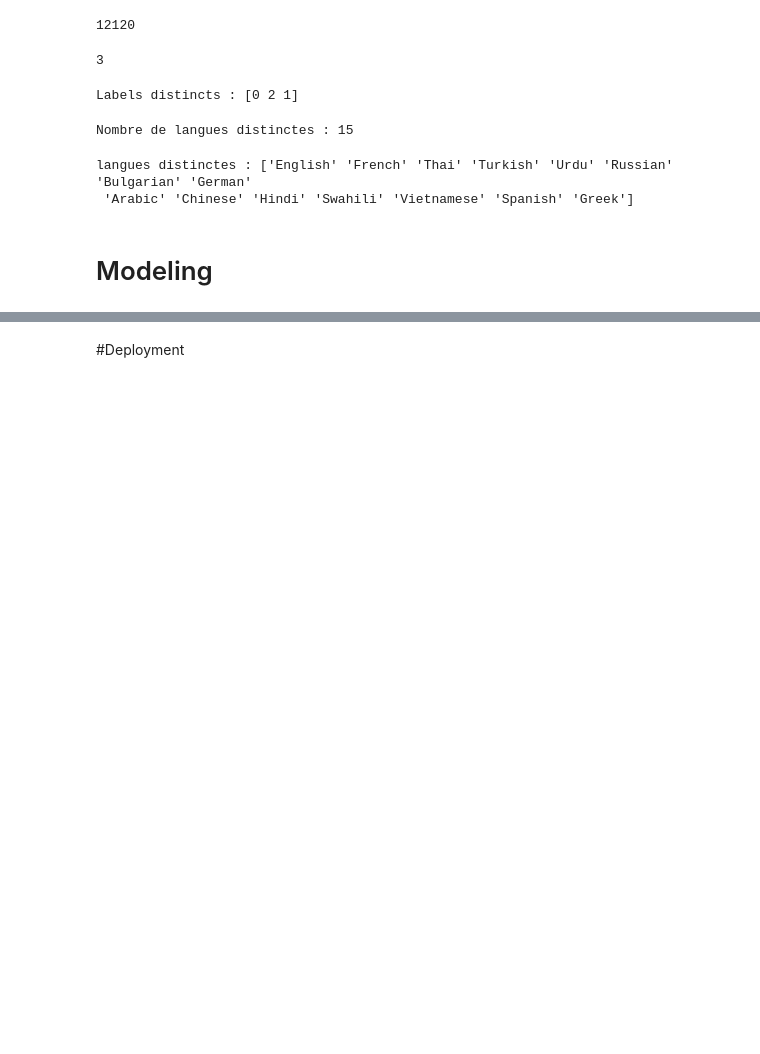
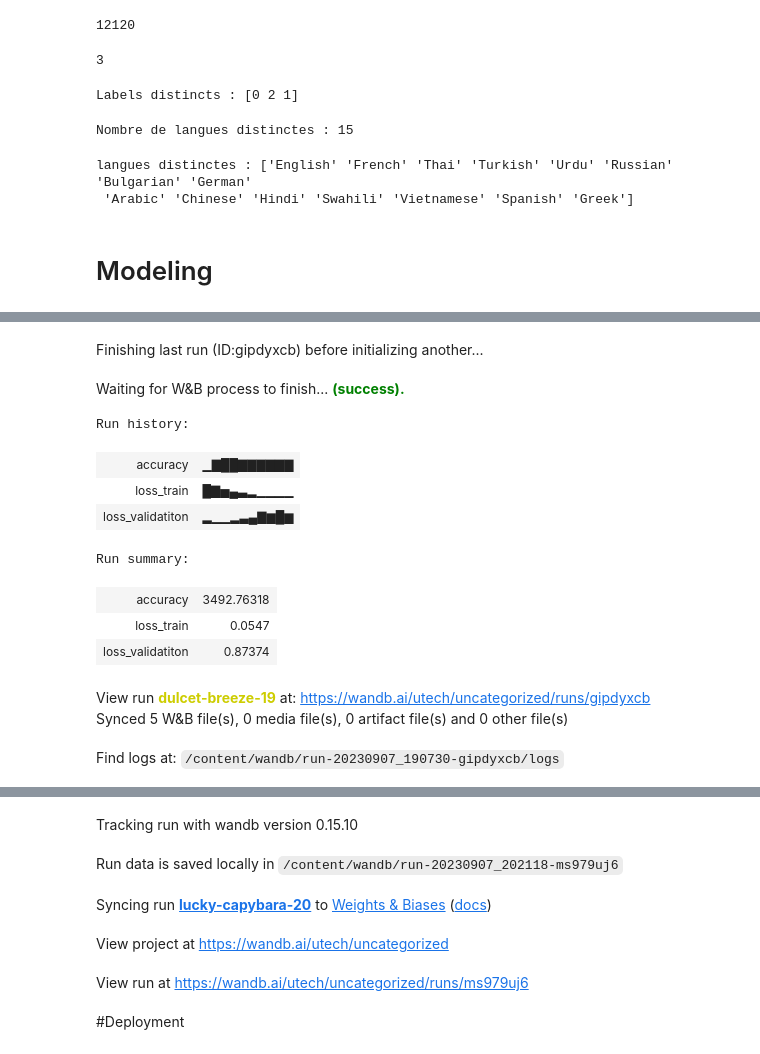
Before and after one commit to billfass/my_bert_model, a Jupyter notebook: Fassinou_Bill_bert_model.ipynb, the cells around one changed output, grey strips where cells are left out. Drawn from its saved outputs; the diff is of its cells as text; code cells hidden in the pictures; blank space fills up the shorter version.

```diff
--- a/Fassinou_Bill_bert_model.ipynb
+++ b/Fassinou_Bill_bert_model.ipynb
@@ -112,7 +112,7 @@ from sklearn.model_selection import train_test_split
 import wandb
 # %%
 config = {
-    "num_epochs" : 1,
+    "num_epochs" : 2,
     "max_length" : 80,
     "num_classes" : 3,
     "learning_rate" : 2e-5,
@@ -236,8 +236,7 @@ def main():
             "loss_validatiton":loss_validatiton,
             "accuracy":accuracy
             })
-
-    return {
-        "tokenizer":tokenizer,
-        "model":model
-    }
+    # push model to hub
+    model.push_to_hub("billfass/multilingual_bert_model_classiffication")
+    tokenizer.push_to_hub("billfass/multilingual_bert_model_classiffication")
+    model.pretrained_model.config.push_to_hub("billfass/multilingual_bert_model_classiffication")
@@ -280,0 +262,16 @@ CommitInfo(commit_url='https://huggingface.co/billfass/my_bert_model/commit/44db
+# %%
+main()
+# %% [output]
+Finishing last run (ID:gipdyxcb) before initializing another...
+Waiting for W&B process to finish... (success).
+Run history:
+| accuracy | ▁▇██▇▇▇▇▇▇ |
+| loss_train | █▇▅▄▃▂▁▁▁▁ |
+| loss_validatiton | ▂▁▁▂▃▄▇▆█▆ |
+Run summary:
+| accuracy | 3492.76318 |
+| loss_train | 0.0547 |
+| loss_validatiton | 0.87374 |
+View run dulcet-breeze-19 at: https://wandb.ai/utech/uncategorized/runs/gipdyxcb
+Synced 5 W&B file(s), 0 media file(s), 0 artifact file(s) and 0 other file(s)
+Find logs at: /content/wandb/run-20230907_190730-gipdyxcb/logs
@@ -281,2 +279,7 @@ CommitInfo(commit_url='https://huggingface.co/billfass/my_bert_model/commit/44db
+Tracking run with wandb version 0.15.10
+Run data is saved locally in /content/wandb/run-20230907_202118-ms979uj6
+Syncing run lucky-capybara-20 to Weights & Biases (docs)
+View project at https://wandb.ai/utech/uncategorized
+View run at https://wandb.ai/utech/uncategorized/runs/ms979uj6
 # %% [markdown]
 #Deployment
```
Also changed, not shown: parts of 12 cells of this notebook.
